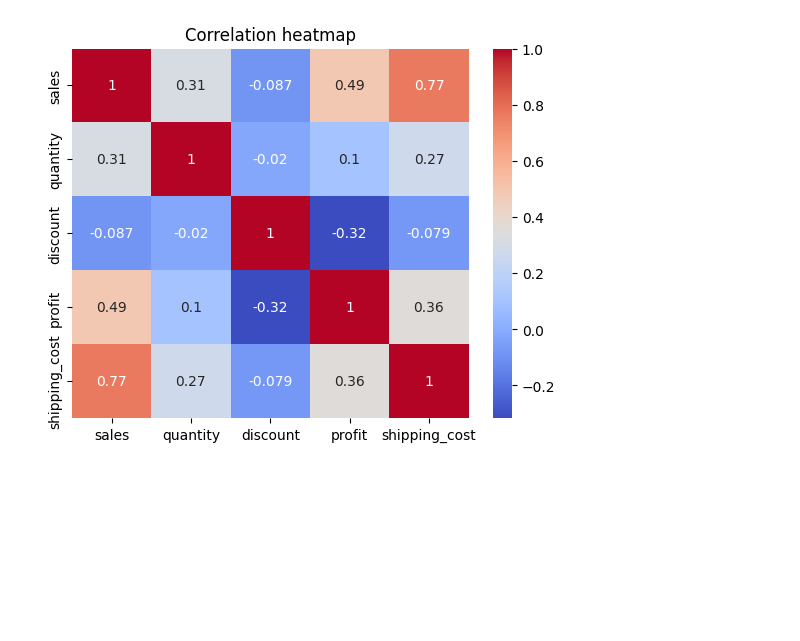
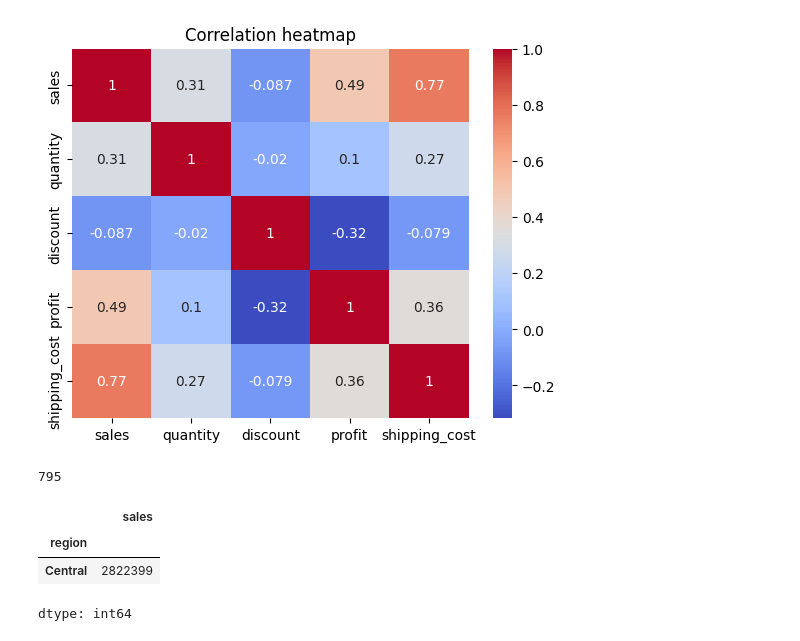
Before and after one commit to Prashantkumartalan43/EDA, a Jupyter notebook: superstore_sales_eda.ipynb, the cells around one changed output. Saved outputs shown, nothing was run; the diff lists cells and outputs as text; code cells hidden in the pictures; blank space fills up the shorter version.

```diff
--- a/superstore_sales_eda.ipynb
+++ b/superstore_sales_eda.ipynb
@@ -257,3 +257,16 @@ plt.title("Correlation heatmap")
 plt.show()
 # %% [output]
 [figure]
+# %%
+df["customer_name"].nunique()
+# %% [output]
+795
+# %%
+# Which region generated the most revenue?
+
+df.groupby("region")["sales"].sum().sort_values(ascending=False).head(1)
+# %% [output]
+|  | sales |
+| region |  |
+| Central | 2822399 |
+dtype: int64
```
Also changed, not shown: parts of 7 cells of this notebook.
